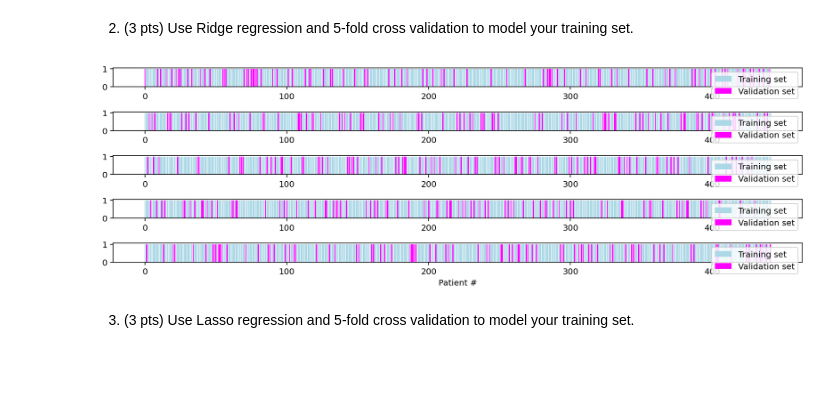
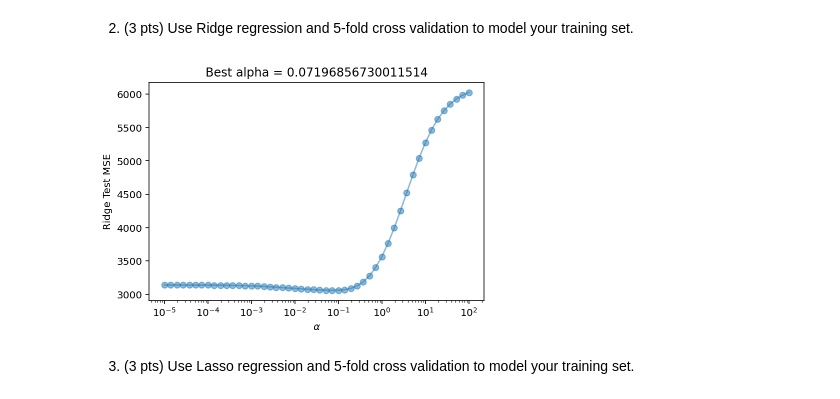
Before and after one commit to nishadalal120/NEU-365P-385L-Spring-2021, a Jupyter notebook: homework/homework-cross_validation.ipynb, the cells around one changed output. Drawn from its saved outputs; the diff is of its cells as text; code cells hidden in the pictures; blank space fills up the shorter version.

```diff
--- a/homework/homework-cross_validation.ipynb
+++ b/homework/homework-cross_validation.ipynb
@@ -48,22 +50,3 @@ X = diabetes.data
 y = diabetes.target
 # %% [markdown]
 1. (3 pts) Split dataset into training (80%) and testing (20%) sets.
-# %%
-# exact way data are split is determined by random_state
-Xs_train, Xs_test, ys_train, ys_test = train_test_split(X, y, shuffle=True, test_size=0.2, random_state=1)
-alphas = np.logspace(-5, 2, 50)
-mse = np.zeros(alphas.shape)
-for i, alpha in enumerate(alphas):
-    model = Ridge(alpha=alpha)
-    model.fit(Xs_train, ys_train)
-    residuals = ys_test - model.predict(Xs_test)
-    mse[i] = np.sum(residuals**2) / len(residuals)
-
-ind = np.argmin(mse)
-alpha = alphas[ind]
-plt.plot(alphas, mse, 'o-', alpha=0.5)
-plt.xscale('log')
-plt.xlabel(r'$\alpha$')
-plt.ylabel('Ridge Test MSE')
-plt.title(f"Best alpha = {alpha}")
-plt.show()
@@ -72,46 +56,22 @@ plt.show()
 # %% [markdown]
 2. (3 pts) Use Ridge regression and 5-fold cross validation to model your training set.
-# %%
-kf = KFold(n_splits=5, shuffle=True, random_state=42)
-
-alphas = np.logspace(-5, 2, 50)
-mse = np.zeros(alphas.shape)
-
-for i, alpha in enumerate(alphas):
-    val_errors = []
-    for train_index, val_index in kf.split(X, y):
-        # training set
-        Xs_train = X[train_index,:]
-        ys_train = y[train_index]
-
-        # validation set
-        Xs_val = X[val_index,:]
-        ys_val = y[val_index]
-
-        # ridge model
-        model = Ridge(alpha=alpha)
-
-        # fit model to training set
-        model.fit(Xs_train, ys_train)
-
-        # get error from validation set
-        val_mse = np.mean((ys_val - model.predict(Xs_val))**2)
-        val_errors.append(val_mse)
-
-    # for each alpha, we take the mean error across all K-folds
-    mse[i] = np.mean(val_errors)
-
-plt.figure(figsize=(12,4))
-k = 1
-for train_index, val_index in kf.split(X, y):
-    plt.subplot(5, 1, k)
-    plt.bar(train_index, np.ones(train_index.shape), color='lightblue', label='Training set')
-    plt.bar(val_index, np.ones(val_index.shape), color='magenta', label='Validation set')
-    plt.legend()
-    k += 1
-plt.xlabel('Patient #')
-plt.tight_layout()
-# %% [output]
-[figure, removed]
+# %%
+alphas = np.logspace(-5, 2, 50)
+mse = np.zeros(alphas.shape)
+
+for i, alpha in enumerate(alphas):
+    model = Ridge(alpha=alpha)
+    results = cross_validate(model, Xs_train, ys_train, cv=5, scoring='neg_mean_squared_error')
+    mse[i] = -results['test_score'].mean()
+
+ind = np.argmin(mse)
+alpha = alphas[ind]
+plt.plot(alphas, mse, 'o-', alpha=0.5)
+plt.xscale('log')
+plt.xlabel(r'$\alpha$')
+plt.ylabel('Ridge Test MSE')
+plt.title(f"Best alpha = {alpha}");
+# %% [output]
+[figure, added]
 # %% [markdown]
 3. (3 pts) Use Lasso regression and 5-fold cross validation to model your training set.
```
Also changed, not shown: parts of 8 cells of this notebook.
